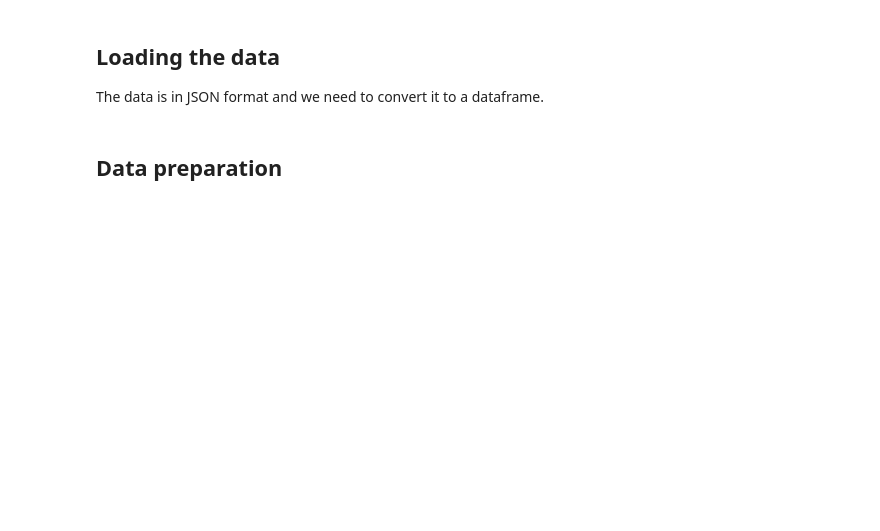
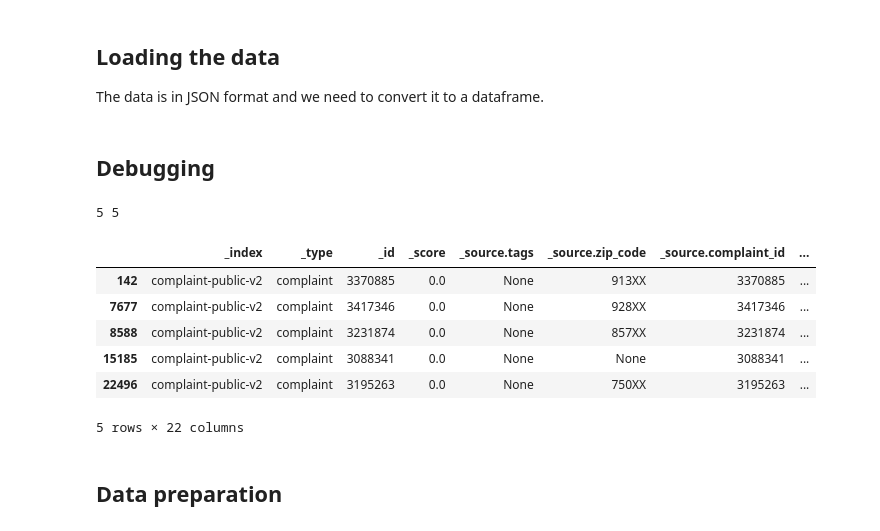
Before and after one commit to Ashish0898/Automatic-Ticket-Classification, a Jupyter notebook: Automatic_Ticket_Classification_Assignment.ipynb, the cells around one changed output. Drawn from its saved outputs; the diff is of its cells as text; code cells hidden in the pictures; blank space fills up the shorter version.

```diff
--- a/Automatic_Ticket_Classification_Assignment.ipynb
+++ b/Automatic_Ticket_Classification_Assignment.ipynb
@@ -111,3 +116,5 @@ with open('/content/complaints-2021-05-14_08_16.json', 'r') as file:
 # a dictionary
 
 df = pd.json_normalize(data)
+# %% [markdown]
+## Debugging
@@ -114,3 +175,15 @@ df = pd.json_normalize(data)
+# %%
+print(len(xyz),len(df))
+xyz.head()
+# %% [output]
+5 5
+|  | _index | _type | _id | _score | _source.tags | _source.zip_code | _source.complaint_id | ... |
+| 142 | complaint-public-v2 | complaint | 3370885 | 0.0 | None | 913XX | 3370885 | ... |
+| 7677 | complaint-public-v2 | complaint | 3417346 | 0.0 | None | 928XX | 3417346 | ... |
+| 8588 | complaint-public-v2 | complaint | 3231874 | 0.0 | None | 857XX | 3231874 | ... |
+| 15185 | complaint-public-v2 | complaint | 3088341 | 0.0 | None | None | 3088341 | ... |
+| 22496 | complaint-public-v2 | complaint | 3195263 | 0.0 | None | 750XX | 3195263 | ... |
+5 rows × 22 columns
 # %% [markdown]
 ## Data preparation
 # %%
```
Also changed, not shown: parts of 20 cells of this notebook.
